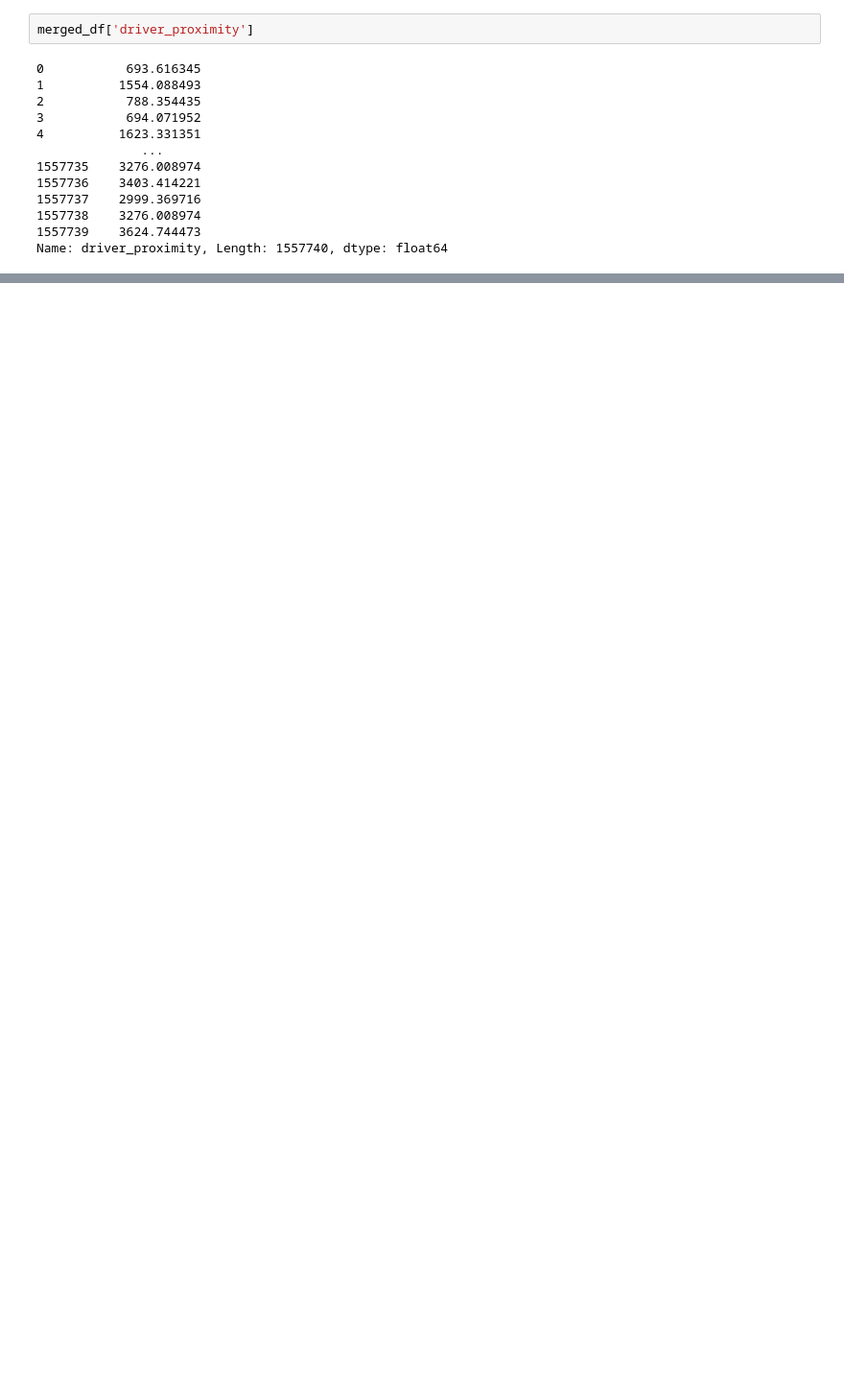
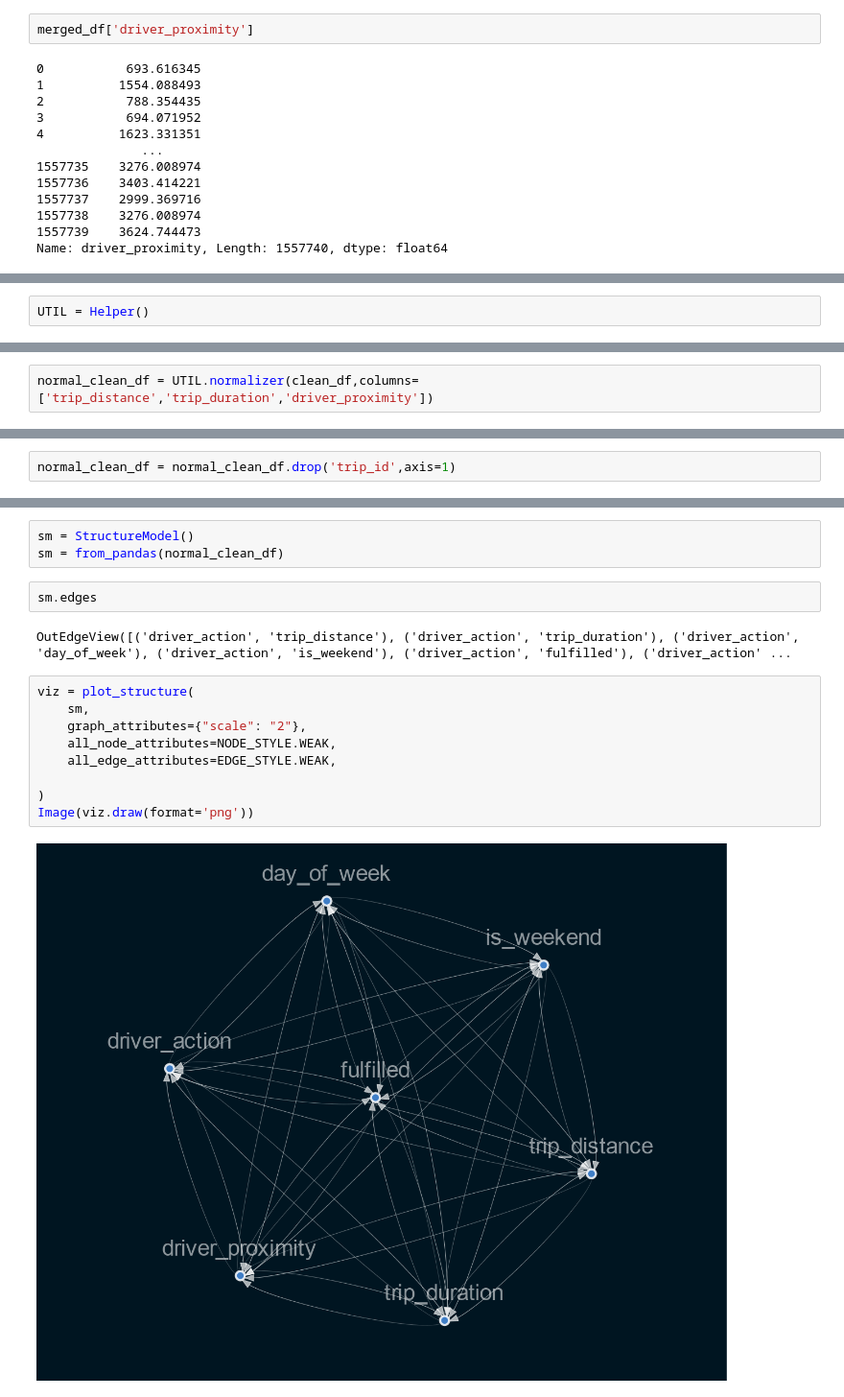
Before and after one commit to nahomHmichael/gokada-delivery-optimisation-with-causal-inference, a Jupyter notebook: notebooks/causal_modelling.ipynb, the cells around one changed output, grey strips where cells are left out. Shown at 96% size. Cells and saved outputs as stored; diff of their text form; blank space fills up the shorter version.

```diff
--- a/notebooks/causal_modelling.ipynb
+++ b/notebooks/causal_modelling.ipynb
@@ -128,0 +219,2 @@ Name: driver_proximity, Length: 1557740, dtype: float64
+# %%
+UTIL = Helper()
@@ -128,0 +237,2 @@ Name: driver_proximity, Length: 1557740, dtype: float64
+# %%
+normal_clean_df = UTIL.normalizer(clean_df,columns=['trip_distance','trip_duration','driver_proximity'])
@@ -128,0 +255,2 @@ Name: driver_proximity, Length: 1557740, dtype: float64
+# %%
+normal_clean_df = normal_clean_df.drop('trip_id',axis=1)
@@ -128,0 +263,18 @@ Name: driver_proximity, Length: 1557740, dtype: float64
+# %%
+sm = StructureModel()
+sm = from_pandas(normal_clean_df)
+# %%
+sm.edges
+# %% [output]
+OutEdgeView([('driver_action', 'trip_distance'), ('driver_action', 'trip_duration'), ('driver_action', 'day_of_week'), ('driver_action', 'is_weekend'), ('driver_action', 'fulfilled'), ('driver_action' ...
+# %%
+viz = plot_structure(
+    sm,
+    graph_attributes={"scale": "2"},
+    all_node_attributes=NODE_STYLE.WEAK,
+    all_edge_attributes=EDGE_STYLE.WEAK,
+
+)
+Image(viz.draw(format='png'))
+# %% [output]
+[figure, added]
```
Also changed, not shown: parts of 24 cells of this notebook.
